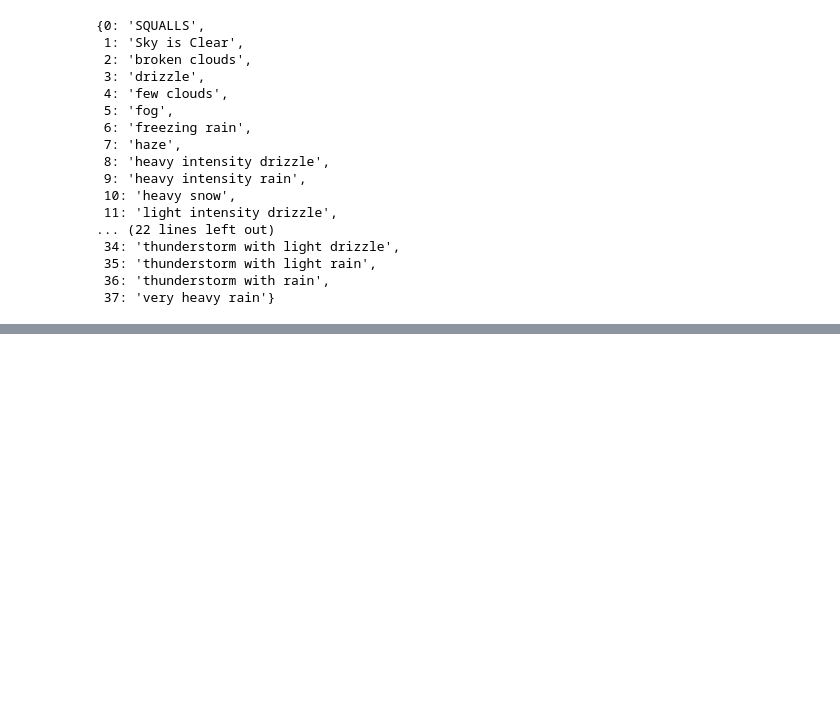
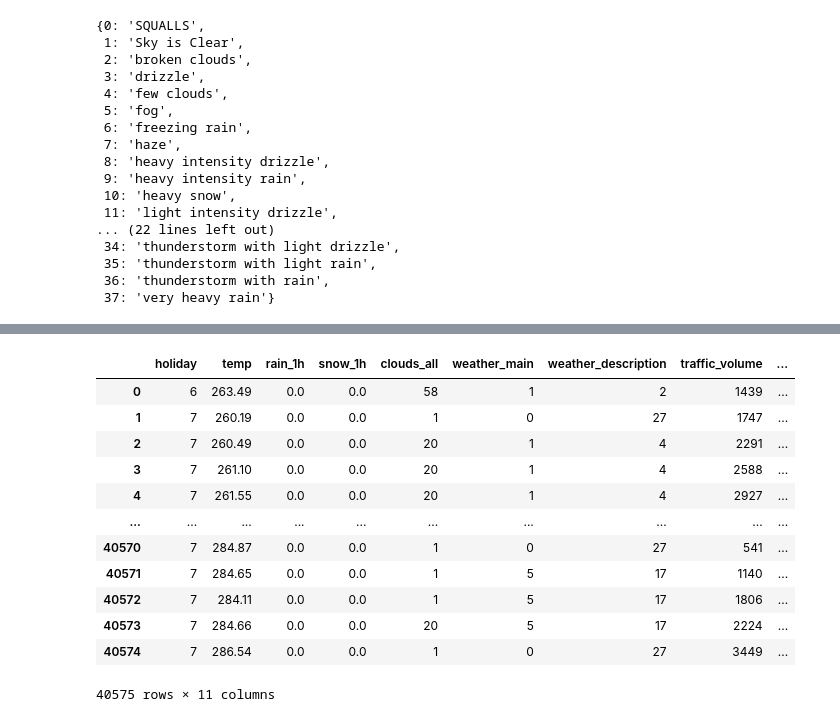
Before and after one commit to WeiChuen99/SVR-Regression, a Jupyter notebook: Regression.ipynb, the cells around one changed output, grey strips where cells are left out. Drawn from its saved outputs; the diff is of its cells as text; code cells hidden in the pictures; blank space fills up the shorter version.

```diff
--- a/Regression.ipynb
+++ b/Regression.ipynb
@@ -86 +108,18 @@ data['weather_description'] = le.fit_transform(data['weather_description'])
+# %%
+data_agg.head()
+data_agg.drop(['date_time'], axis=1)
+# %% [output]
+|  | holiday | temp | rain_1h | snow_1h | clouds_all | weather_main | weather_description | traffic_volume | ... |
+| 0 | 6 | 263.49 | 0.0 | 0.0 | 58 | 1 | 2 | 1439 | ... |
+| 1 | 7 | 260.19 | 0.0 | 0.0 | 1 | 0 | 27 | 1747 | ... |
+| 2 | 7 | 260.49 | 0.0 | 0.0 | 20 | 1 | 4 | 2291 | ... |
+| 3 | 7 | 261.10 | 0.0 | 0.0 | 20 | 1 | 4 | 2588 | ... |
+| 4 | 7 | 261.55 | 0.0 | 0.0 | 20 | 1 | 4 | 2927 | ... |
+| ... | ... | ... | ... | ... | ... | ... | ... | ... | ... |
+| 40570 | 7 | 284.87 | 0.0 | 0.0 | 1 | 0 | 27 | 541 | ... |
+| 40571 | 7 | 284.65 | 0.0 | 0.0 | 1 | 5 | 17 | 1140 | ... |
+| 40572 | 7 | 284.11 | 0.0 | 0.0 | 1 | 5 | 17 | 1806 | ... |
+| 40573 | 7 | 284.66 | 0.0 | 0.0 | 20 | 5 | 17 | 2224 | ... |
+| 40574 | 7 | 286.54 | 0.0 | 0.0 | 1 | 0 | 27 | 3449 | ... |
+40575 rows × 11 columns
 # %%
```
Also changed, not shown: parts of 9 cells of this notebook.
